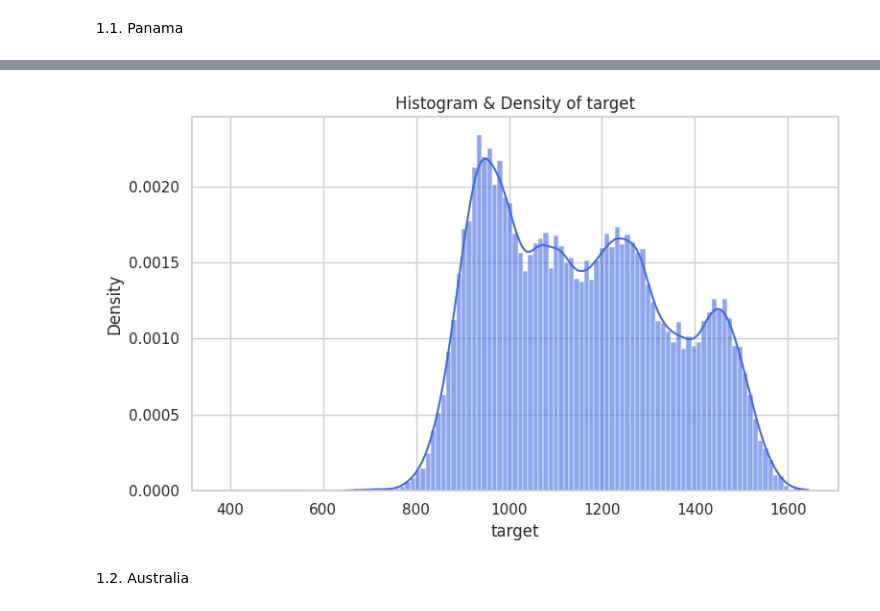
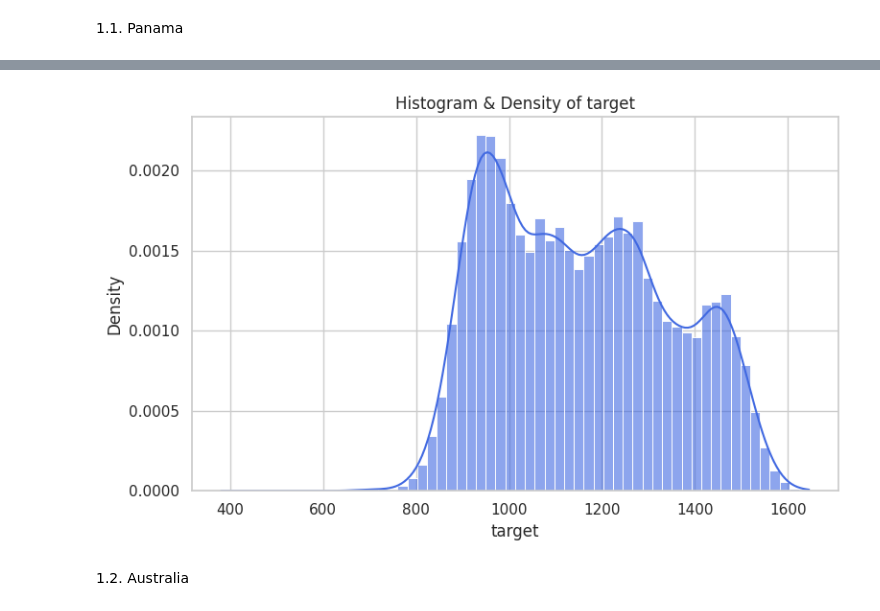
Before and after one commit to schmetti-kim/RCS_time_series_forecasting_electric_load, a Jupyter notebook: chronos_research/main.ipynb, the cells around one changed output, grey strips where cells are left out. Drawn from its saved outputs; the diff is of its cells as text; code cells hidden in the pictures.

```diff
--- a/chronos_research/main.ipynb
+++ b/chronos_research/main.ipynb
@@ -45,8 +45,9 @@ pan_preprocessing(pan_loaded_data)
 # Display summary statistics and distribution of the target variable
 pan_context_df = pd.read_csv(DATA_DIR / "processed" / "pan_context_df.csv")
 print("\n--- Target Variable Summary Statistics ---")
-print(compute_summary_statistics(pan_context_df, columns=[TARGET_COLUMN]))
-plot_distribution(pan_context_df, columns=[TARGET_COLUMN])
+deduplicated_pan_context_df = pan_context_df.drop_duplicates(subset=[TIMESTAMP_COLUMN])
+print(compute_summary_statistics(deduplicated_pan_context_df, columns=[TARGET_COLUMN]))
+plot_distribution(deduplicated_pan_context_df, columns=[TARGET_COLUMN]) # COUNT = (N_DAYS + 7 - 1) * 24
 # %% [output]
 --- Panama (PAN) Electricity Load Dataset ---
                  datetime  nat_demand    T2M_toc  QV2M_toc   TQL_toc  \
@@ -68,4 +69,4 @@ max       1645.477300
-[figure, old version]
+[figure, new version]
 # %% [markdown]
 1.2. Australia
 # %%
```
Also changed, not shown: parts of 11 cells of this notebook, 11 other files.
